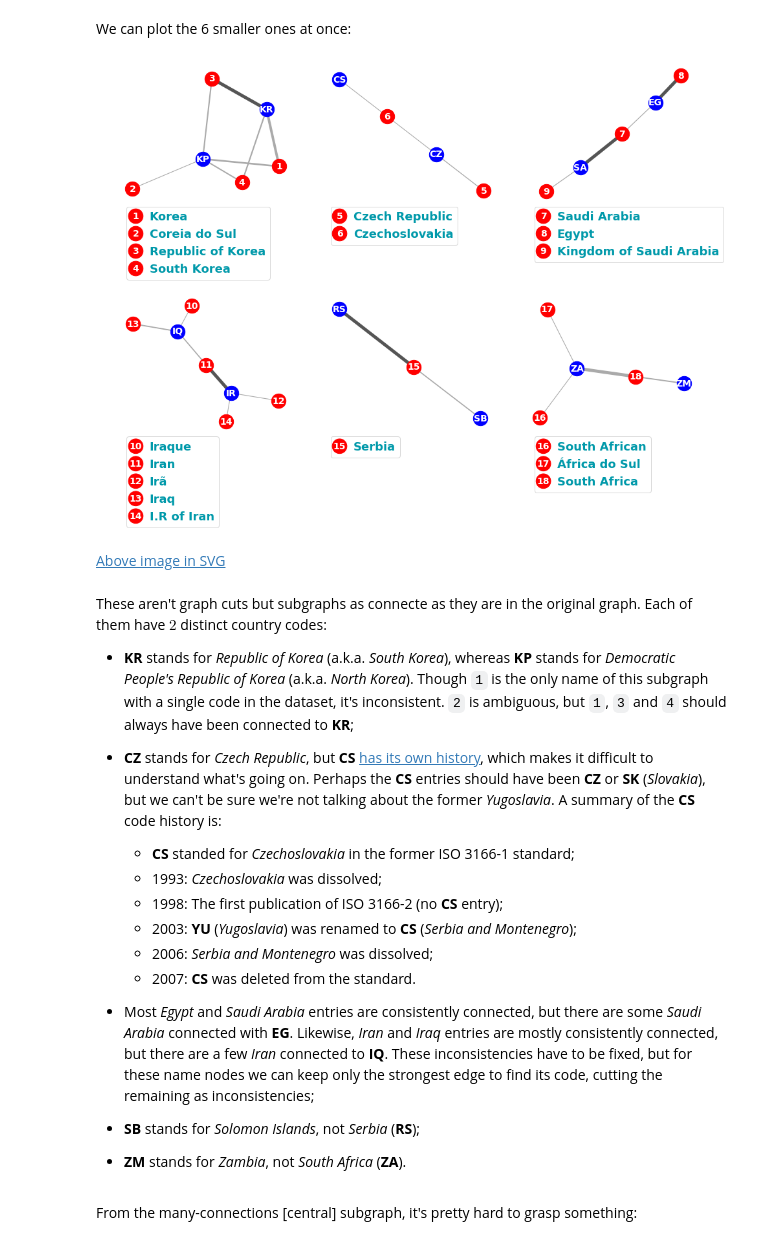
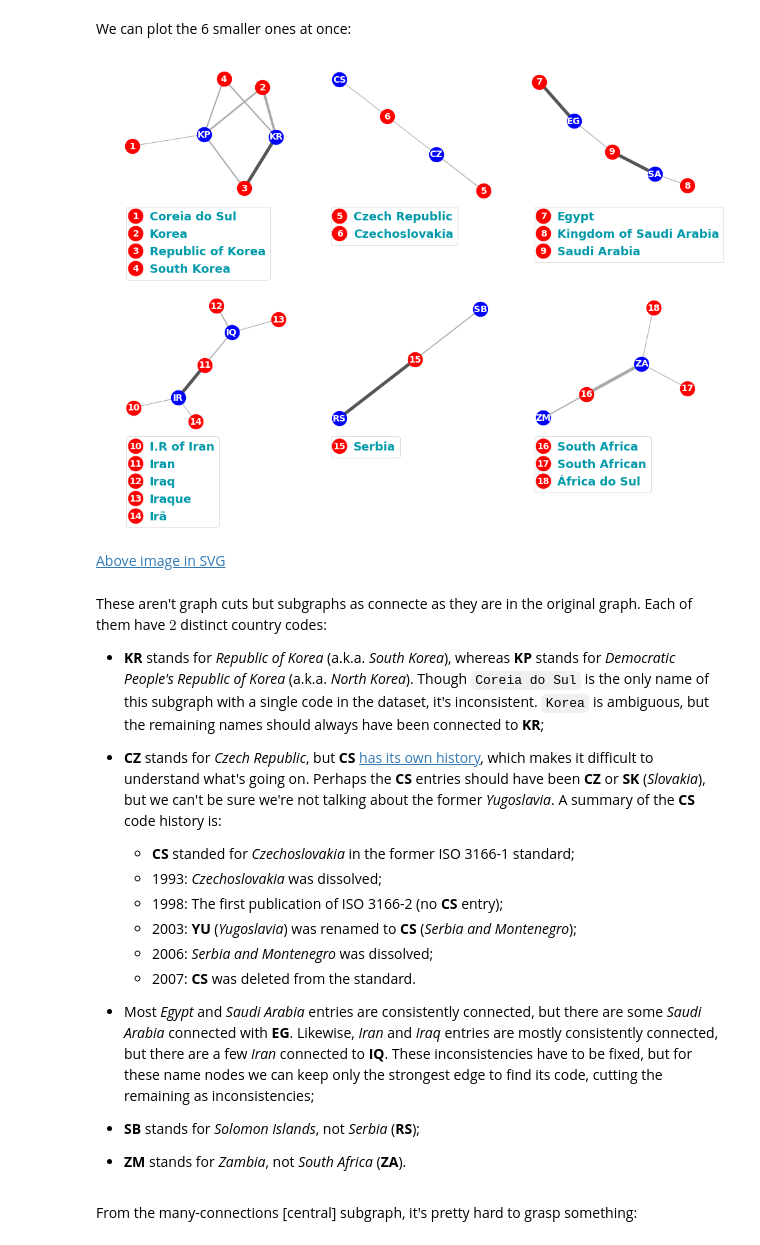
Before and after one commit to scieloorg/normalizations-experiments, a Jupyter notebook: experiments_2018-06_country.ipynb, the cells around one changed output. Saved outputs shown, nothing was run; the diff lists cells and outputs as text; code cells hidden in the pictures.

```diff
--- a/experiments_2018-06_country.ipynb
+++ b/experiments_2018-06_country.ipynb
@@ -1131,7 +1131,7 @@ class CustomLegendHandler(object):
         handlebox.add_artist(text)
 # %%
 all_subgraph_g_names = [k for graph in subgraphs[1:]
-                          for k, v in graph.nodes.items()
+                          for k, v in sorted(graph.nodes.items())
                           if v["bipartite"] == 0]
 legend_numbers = {name: idx for idx, name
                             in enumerate(all_subgraph_g_names, 1)}
@@ -1142,7 +1142,7 @@ for graph, ax in zip(subgraphs[1:], axes.flat):
     ax.set_axis_off()
     ax.set_position([ax_box.x0, ax_box.y0, ax_box.width, ax_box.height * .7])
 
-    g_names = [k for k, v in graph.nodes.items() if v["bipartite"] == 0]
+    g_names = sorted(k for k, v in graph.nodes.items() if v["bipartite"] == 0)
     g_codes = [k for k, v in graph.nodes.items() if v["bipartite"] == 1]
     g_numbers = [legend_numbers[name] for name in g_names]
 
@@ -1154,34 +1154,34 @@ for graph, ax in zip(subgraphs[1:], axes.flat):
     nx.draw_networkx_edges(graph, g_pos, ax=ax, edgelist=g_edges_big,
                            width=5, edge_color="#555555")
     nx.draw_networkx_edges(graph, g_pos, ax=ax, edgelist=g_edges_small,
                            width=g_small_widths, edge_color="#aaaaaa")
     nx.draw_networkx_nodes(graph, g_pos, ax=ax, nodelist=g_names,
                            node_color="red", node_size=500)
     nx.draw_networkx_nodes(graph, g_pos, ax=ax, nodelist=g_codes,
                            node_color="blue", node_size=500)
     nx.draw_networkx_labels(graph, g_pos, ax=ax,
                             font_size=14, font_color="white", font_weight="bold",
                             labels={code: code[5:] for code in g_codes})
     nx.draw_networkx_labels(graph, g_pos, ax=ax,
                             font_size=14, font_color="white", font_weight="bold",
                             labels=dict(zip(g_names, g_numbers)))
 
     legends = ax.legend(
         loc="upper left",
         bbox_to_anchor=(0, 0),
         handles=g_numbers,
         labels=[name[5:] for name in g_names],
         fontsize=18,
         handlelength=.75,
         handler_map={int: CustomLegendHandler(fontsize=14)},
     )
     for legend_text in legends.get_texts():
         legend_text.set(color="#0099aa", weight="bold")
 
 fig.savefig("country/small_6_subgraphs.svg")
 plt.show()
 # %% [output]
-[figure, old version]
+[figure, new version]
 # %% [markdown]
 [Above image in SVG](country/small_6_subgraphs.svg)
 # %% [markdown]
@@ -1190,8 +1190,8 @@ Each of them have $2$ distinct country codes:
 
 - **KR** stands for *Republic of Korea* (a.k.a. *South Korea*),
 whereas **KP** stands for *Democratic People's Republic of Korea* (a.k.a. *North Korea*).
-Though `1` is the only name of this subgraph with a single code in the dataset, it's inconsistent.
-`2` is ambiguous, but `1`, `3` and `4` should always have been connected to **KR**;
+Though `Coreia do Sul` is the only name of this subgraph with a single code in the dataset, it's inconsistent.
+`Korea` is ambiguous, but the remaining names should always have been connected to **KR**;
 
 - **CZ** stands for *Czech Republic*, but **CS**
 [has its own history](https://en.wikipedia.org/wiki/ISO_3166-2:CS),
```
Also changed, not shown: 1 other file.
